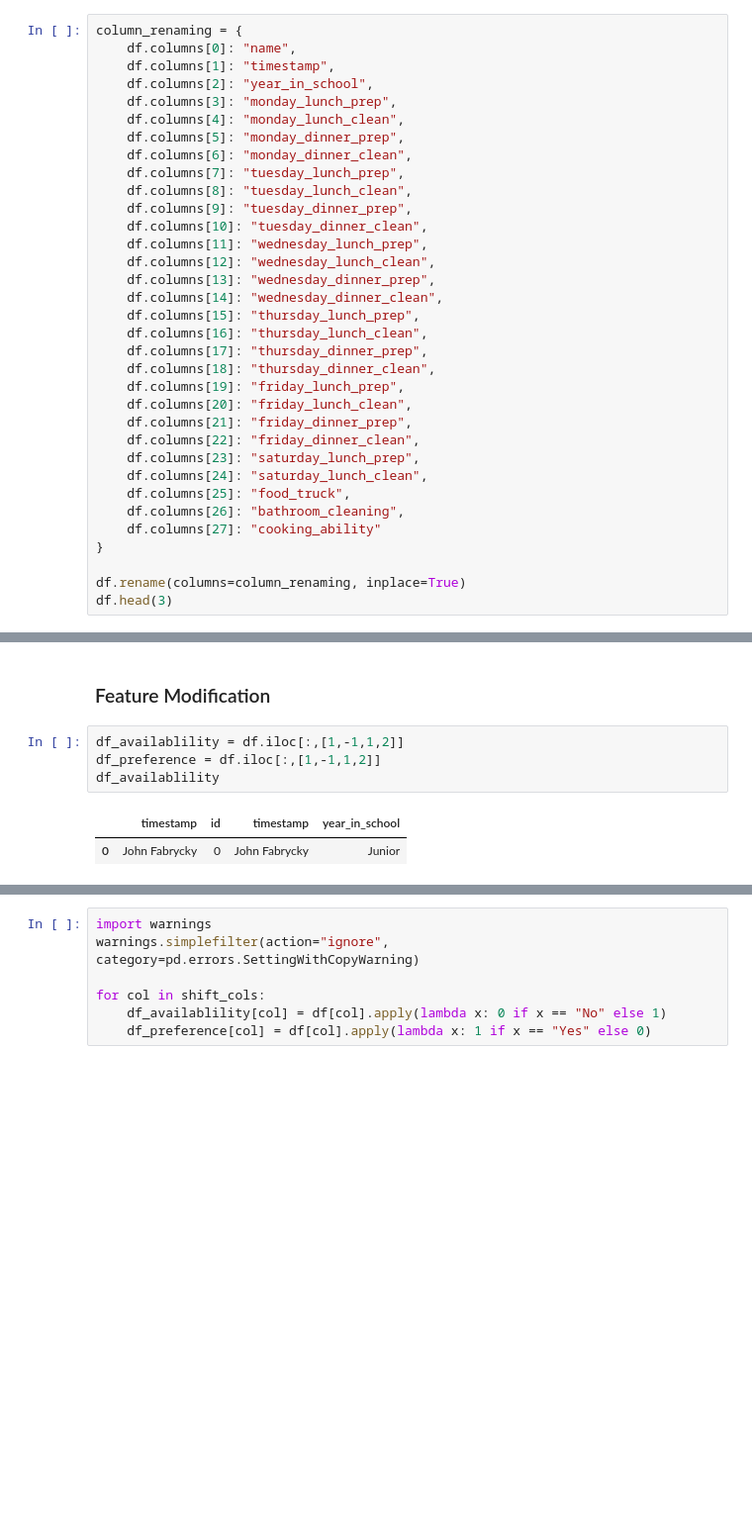
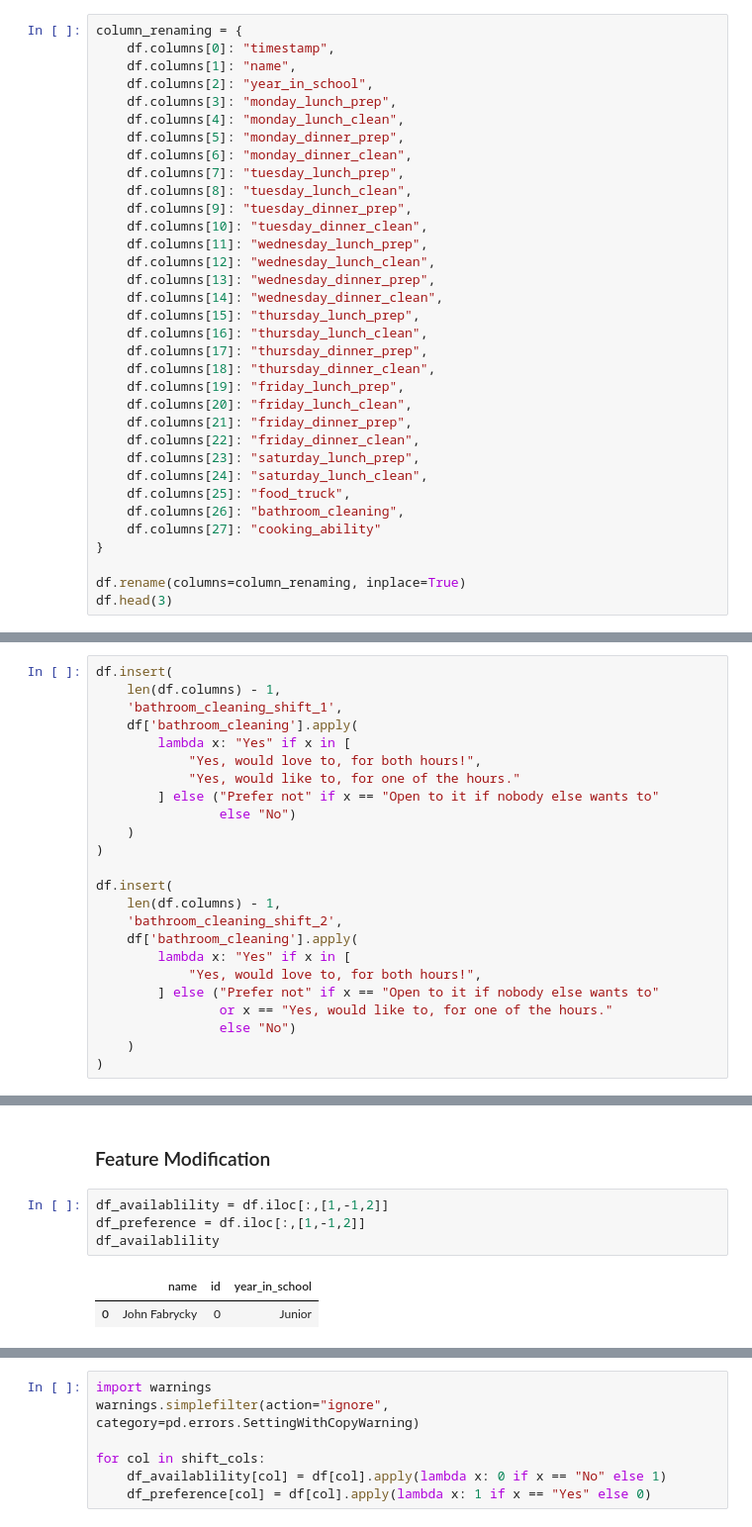
Before and after one commit to johnfabrycky/Commie-Scheduling-Program, a Jupyter notebook: linear_program_1.ipynb, the cells around one changed output, grey strips where cells are left out. Shown: that part at 99% size. Saved outputs shown, nothing was run; the diff lists cells and outputs as text; blank space fills up the shorter version.

```diff
--- a/linear_program_1.ipynb
+++ b/linear_program_1.ipynb
@@ -35,8 +34,8 @@ Index(['Timestamp', 'Name (First, Last)', 'Year In School',
       dtype='object')
 # %%
 column_renaming = {
-    df.columns[0]: "name",
-    df.columns[1]: "timestamp",
+    df.columns[0]: "timestamp",
+    df.columns[1]: "name",
     df.columns[2]: "year_in_school",
     df.columns[3]: "monday_lunch_prep",
     df.columns[4]: "monday_lunch_clean",
@@ -72,2 +72,26 @@ IndexError: index 27 is out of bounds for axis 0 with size 27
+# %%
+df.insert(
+    len(df.columns) - 1,
+    'bathroom_cleaning_shift_1',
+    df['bathroom_cleaning'].apply(
+        lambda x: "Yes" if x in [
+            "Yes, would love to, for both hours!",
+            "Yes, would like to, for one of the hours."
+        ] else ("Prefer not" if x == "Open to it if nobody else wants to"
+                else "No")
+    )
+)
+
+df.insert(
+    len(df.columns) - 1,
+    'bathroom_cleaning_shift_2',
+    df['bathroom_cleaning'].apply(
+        lambda x: "Yes" if x in [
+            "Yes, would love to, for both hours!",
+        ] else ("Prefer not" if x == "Open to it if nobody else wants to"
+                or x == "Yes, would like to, for one of the hours."
+                else "No")
+    )
+)
 # %%
 df.isna().sum()
@@ -85,10 +127,10 @@ df
 # %% [markdown]
 ### Feature Modification
 # %%
-df_availablility = df.iloc[:,[1,-1,1,2]]
-df_preference = df.iloc[:,[1,-1,1,2]]
+df_availablility = df.iloc[:,[1,-1,2]]
+df_preference = df.iloc[:,[1,-1,2]]
 df_availablility
 # %% [output]
-|  | timestamp | id | timestamp | year_in_school |
-| 0 | John Fabrycky | 0 | John Fabrycky | Junior |
+|  | name | id | year_in_school |
+| 0 | John Fabrycky | 0 | Junior |
 # %%
```
Also changed, not shown: parts of 63 cells of this notebook.
